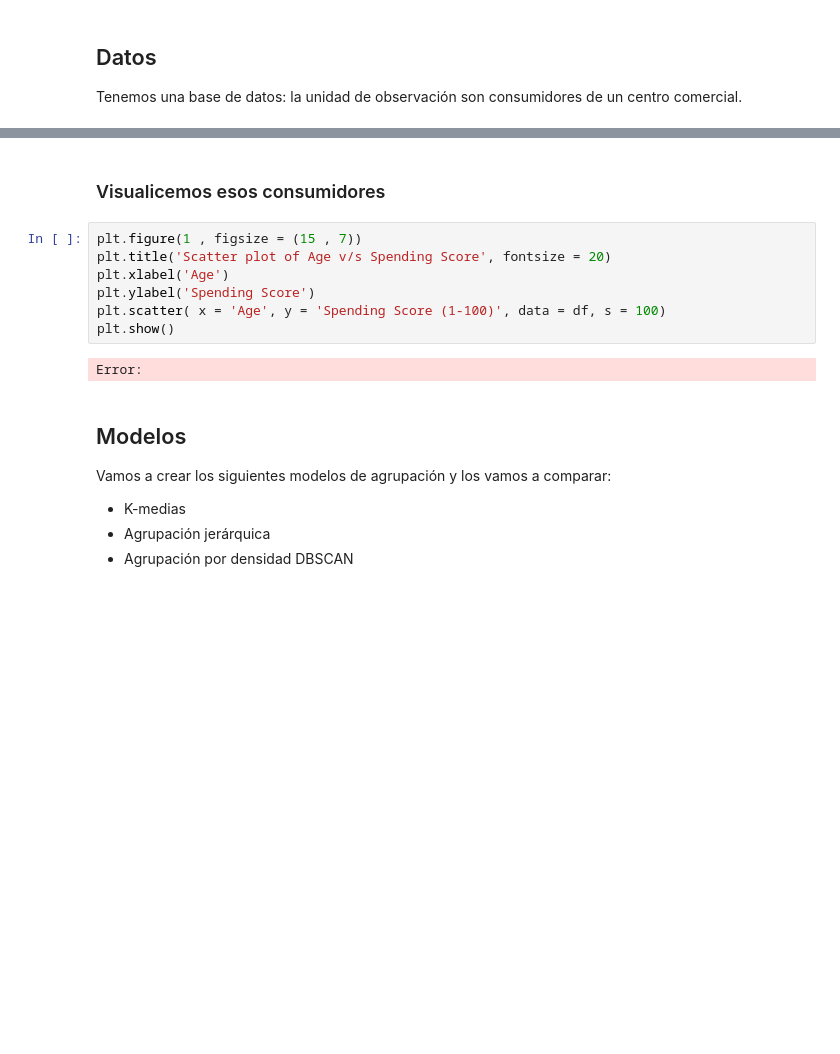
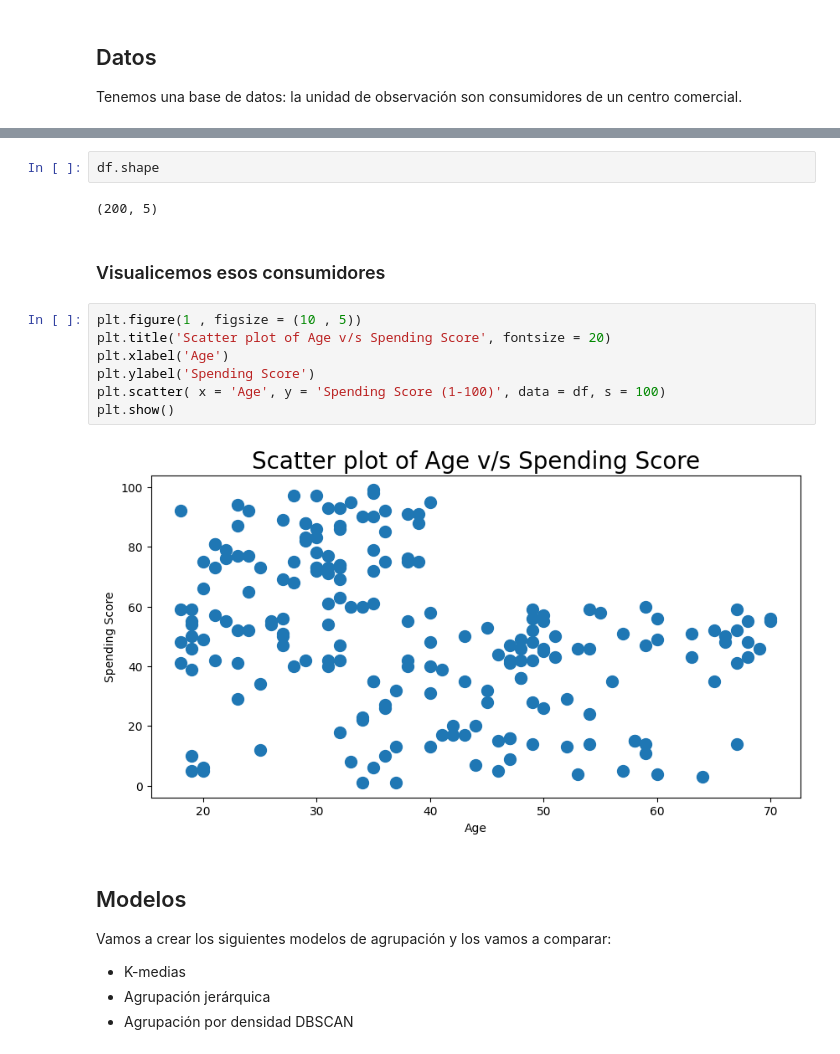
Before and after one commit to jazaineam1/Andes_ADDBD, a Jupyter notebook: Sesion15/15_Aprendizaje_no_supervisado-agrupación.ipynb, the cells around one changed output, grey strips where cells are left out. Saved outputs shown, nothing was run; the diff lists cells and outputs as text; blank space fills up the shorter version.

```diff
--- a/Sesion15/15_Aprendizaje_no_supervisado-agrupación.ipynb
+++ b/Sesion15/15_Aprendizaje_no_supervisado-agrupación.ipynb
@@ -64,14 +55,18 @@ Error:
+# %%
+df.shape
+# %% [output]
+(200, 5)
 # %% [markdown]
 ### Visualicemos esos consumidores
 # %%
-plt.figure(1 , figsize = (15 , 7))
+plt.figure(1 , figsize = (10 , 5))
 plt.title('Scatter plot of Age v/s Spending Score', fontsize = 20)
 plt.xlabel('Age')
 plt.ylabel('Spending Score')
 plt.scatter( x = 'Age', y = 'Spending Score (1-100)', data = df, s = 100)
 plt.show()
 # %% [output]
-Error:
+[figure, added]
 # %% [markdown]
 ## Modelos
 Vamos a crear los siguientes modelos de agrupación y los vamos a comparar:
```
Also changed, not shown: parts of 25 cells of this notebook.
